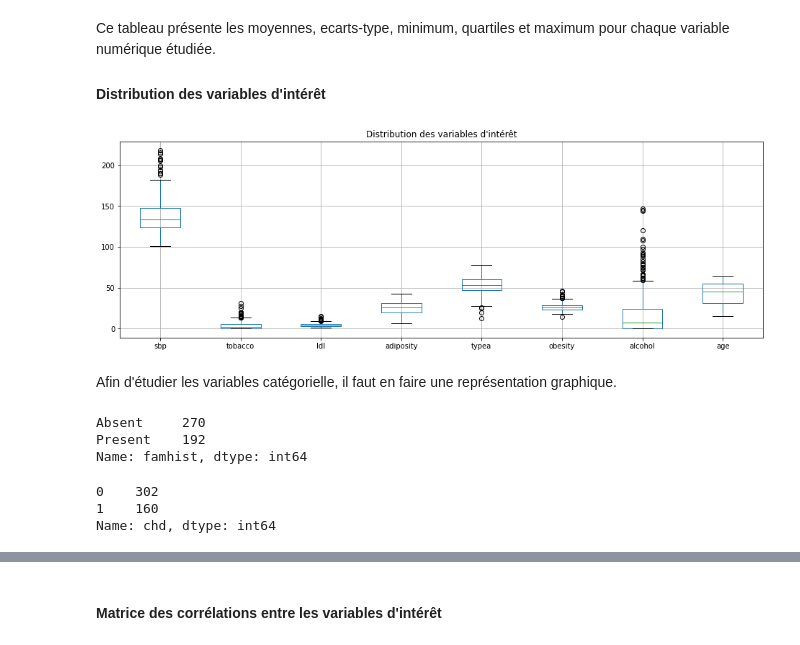
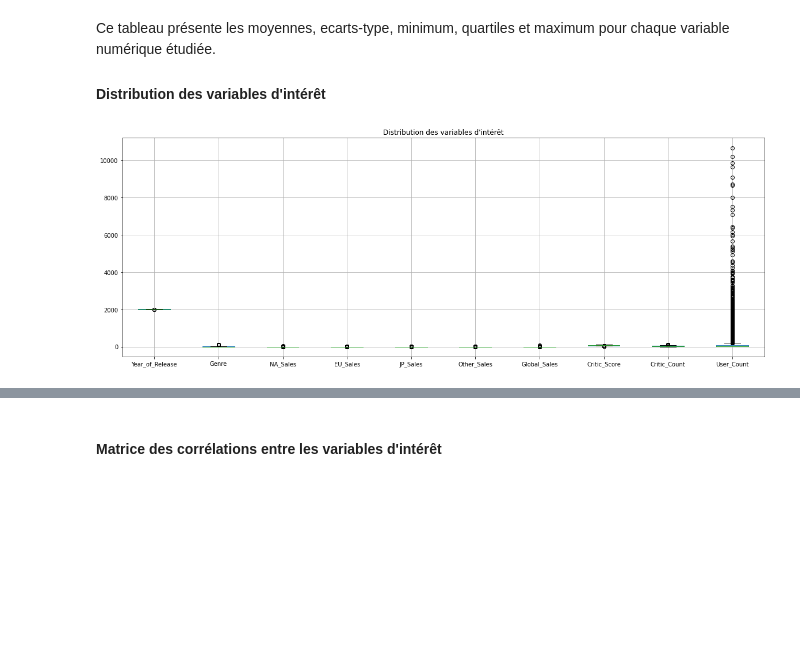
Before and after one commit to Didier-Bouchaoui/PHYTON2020, a Jupyter notebook: mini_projet/MiniProjet.ipynb, the cells around one changed output, grey strips where cells are left out. Drawn from its saved outputs; the diff is of its cells as text; code cells hidden in the pictures; blank space fills up the shorter version.

```diff
--- a/mini_projet/MiniProjet.ipynb
+++ b/mini_projet/MiniProjet.ipynb
@@ -103,0 +115,6 @@ dtype: object
+# %%
+clean_Genre = {"Genre": {"Action": 0, "Sports": 1, "Role-Playing": 2, "Shooter": 3, "Adventure": 4, "Racing": 5,
+                          "Platform": 6, "Simulation": 7, "Fighting": 8, "Strategy": 9, "Puzzle": 10, "Misc": 99}}
+# %%
+data = data.replace(clean_Genre)
+data.head()
@@ -118 +139,5 @@ Il n'y a pas de valeurs manquantes dans le dataset.
+# %%
+data.replace('', np.nan, inplace=True)
+# %%
+data.dropna(inplace=True)
 # %%
@@ -132,23 +157,9 @@ Ce tableau présente les moyennes, ecarts-type, minimum, quartiles et maximum po
 
 #### Distribution des variables d'intérêt
 # %%
-plt.figure(figsize=(16,5))
-data_numeric.boxplot()
+plt.figure(figsize=(20,7))
+data.boxplot()
 plt.title("Distribution des variables d'intérêt")
 plt.show()
 # %% [output]
-[figure, old version]
+[figure, new version]
-# %% [markdown]
-Afin d'étudier les variables catégorielle, il faut en faire une représentation graphique.
-# %%
-data.famhist.value_counts()
-# %% [output]
-Absent     270
-Present    192
-Name: famhist, dtype: int64
-# %%
-data.chd.value_counts()
-# %% [output]
-0    302
-1    160
-Name: chd, dtype: int64
```
Also changed, not shown: parts of 31 cells of this notebook.
